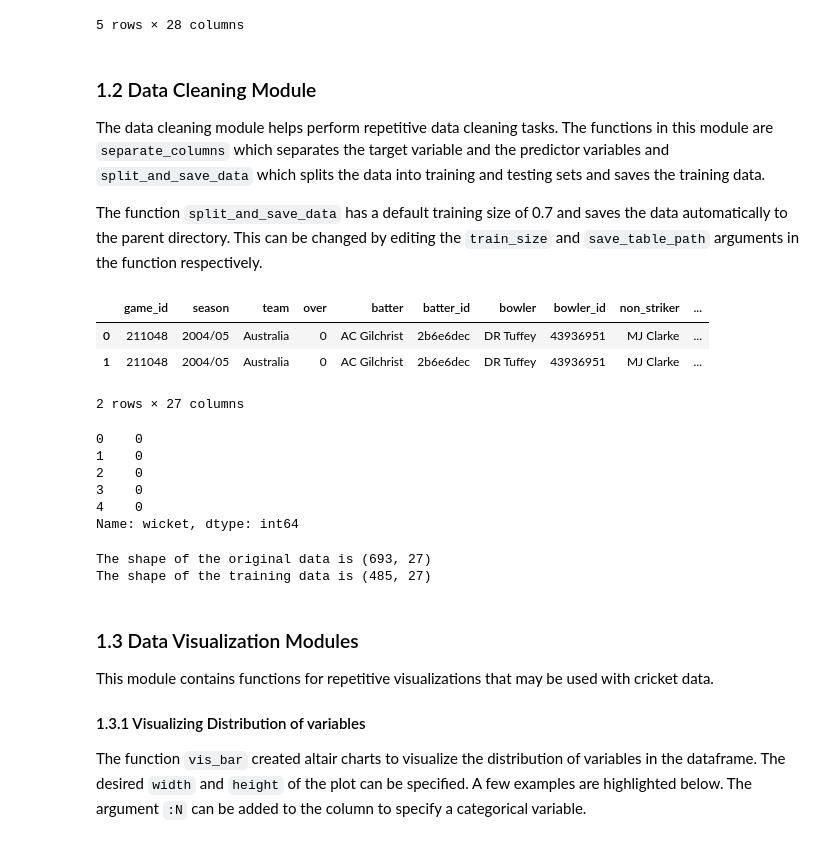
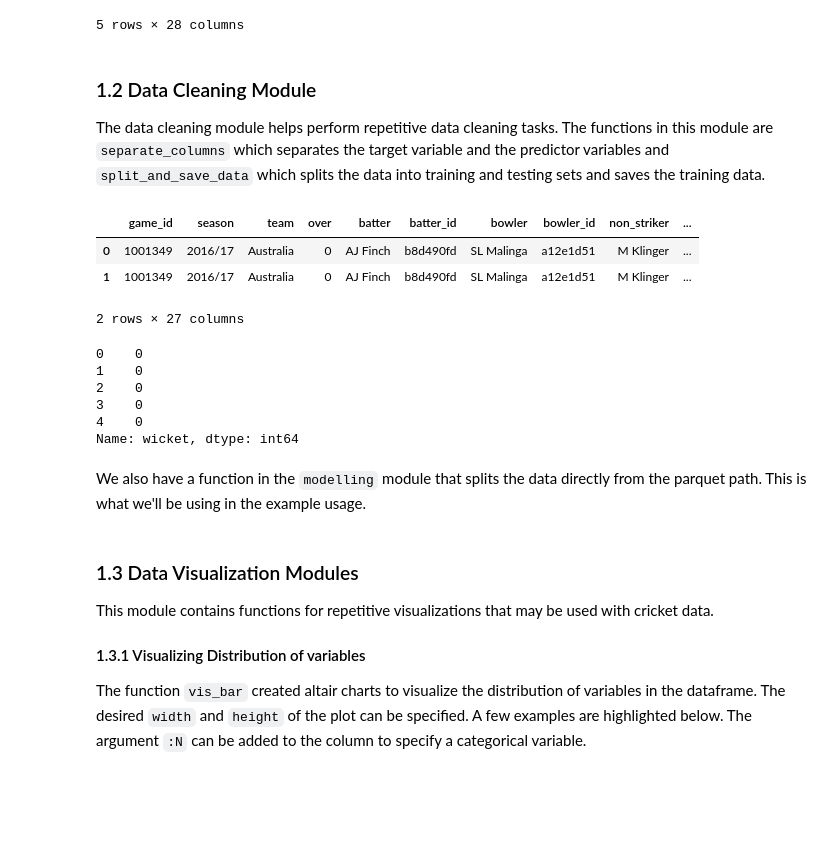
Before and after one commit to DSCI-310-2024/pycricketpred, a Jupyter notebook: docs/example.ipynb, the cells around one changed output. Cells and saved outputs as stored; diff of their text form; code cells hidden in the pictures; blank space fills up the shorter version.

Commit message:
docs: update example.ipynb

```diff
--- a/docs/example.ipynb
+++ b/docs/example.ipynb
@@ -129,16 +136,15 @@ final_df.head()
 ### 1.2 Data Cleaning Module
 
 The data cleaning module helps perform repetitive data cleaning tasks. The functions in this module are `separate_columns` which separates the target variable and the predictor variables and `split_and_save_data` which splits the data into training and testing sets and saves the training data.
-
-The function `split_and_save_data` has a default training size of 0.7 and saves the data automatically to the parent directory. This can be changed by editing the `train_size` and `save_table_path` arguments in the function respectively.
 # %%
 #Drop the ‘wicket‘ column from the DataFrame and separate it as the target variable.
+final_df = pd.read_parquet('data/cricket_main.parquet')
 X, y = separate_columns(final_df)
 X.head(2)
 # %% [output]
 |  | game_id | season | team | over | batter | batter_id | bowler | bowler_id | non_striker | ... |
-| 0 | 211048 | 2004/05 | Australia | 0 | AC Gilchrist | 2b6e6dec | DR Tuffey | 43936951 | MJ Clarke | ... |
-| 1 | 211048 | 2004/05 | Australia | 0 | AC Gilchrist | 2b6e6dec | DR Tuffey | 43936951 | MJ Clarke | ... |
+| 0 | 1001349 | 2016/17 | Australia | 0 | AJ Finch | b8d490fd | SL Malinga | a12e1d51 | M Klinger | ... |
+| 1 | 1001349 | 2016/17 | Australia | 0 | AJ Finch | b8d490fd | SL Malinga | a12e1d51 | M Klinger | ... |
 2 rows × 27 columns
 # %%
 y.head()
@@ -149,10 +155,5 @@ y.head()
 3    0
 4    0
 Name: wicket, dtype: int64
-# %%
-X_train, X_test, y_train, y_test ,train_df = split_and_save_data(X, y, save_table_path = 'data/')
-print("The shape of the original data is", X.shape)
-print("The shape of the training data is", X_train.shape)
-# %% [output]
-The shape of the original data is (693, 27)
-The shape of the training data is (485, 27)
+# %% [markdown]
+We also have a function in the `modelling` module that splits the data directly from the parquet path. This is what we'll be using in the example usage.
```
Also changed, not shown: parts of 10 cells of this notebook, 7 other files.
